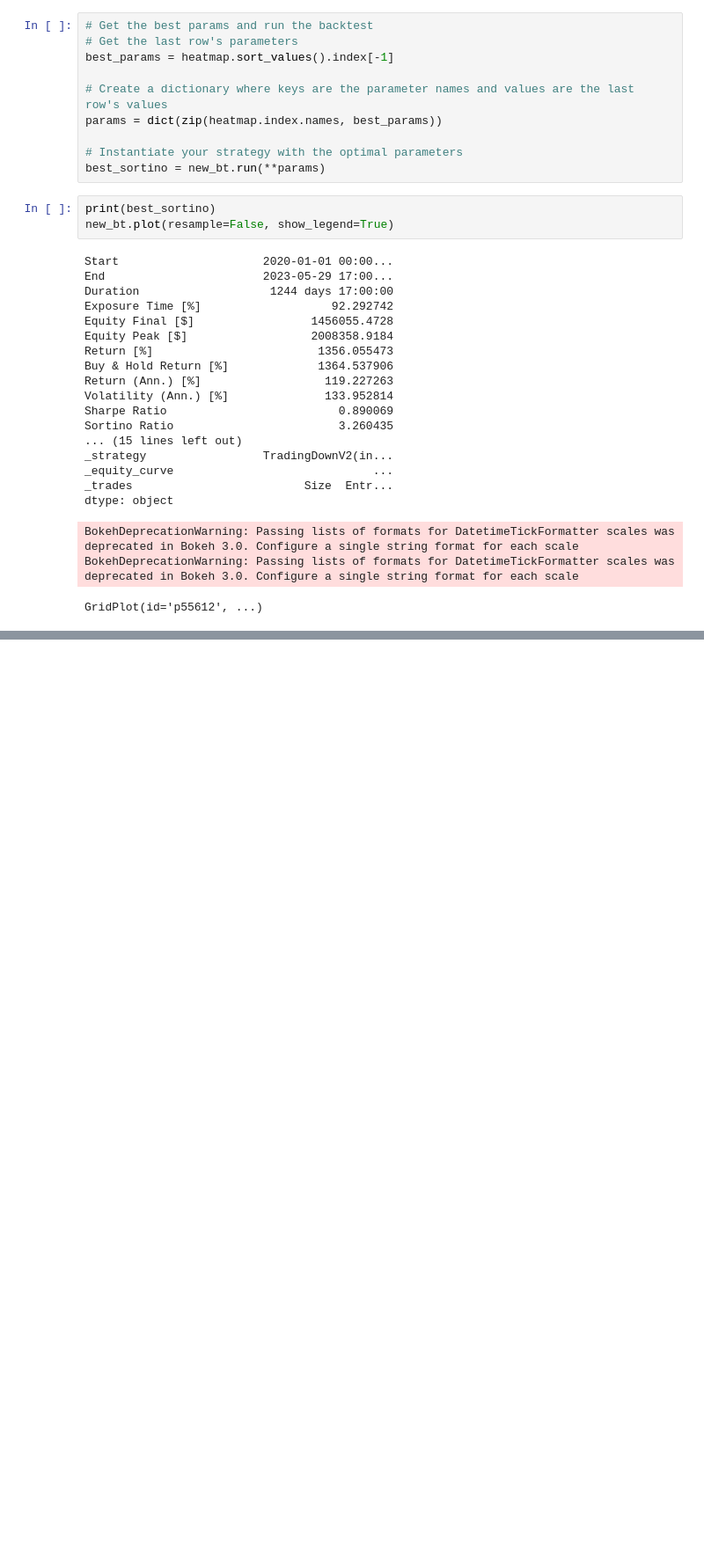
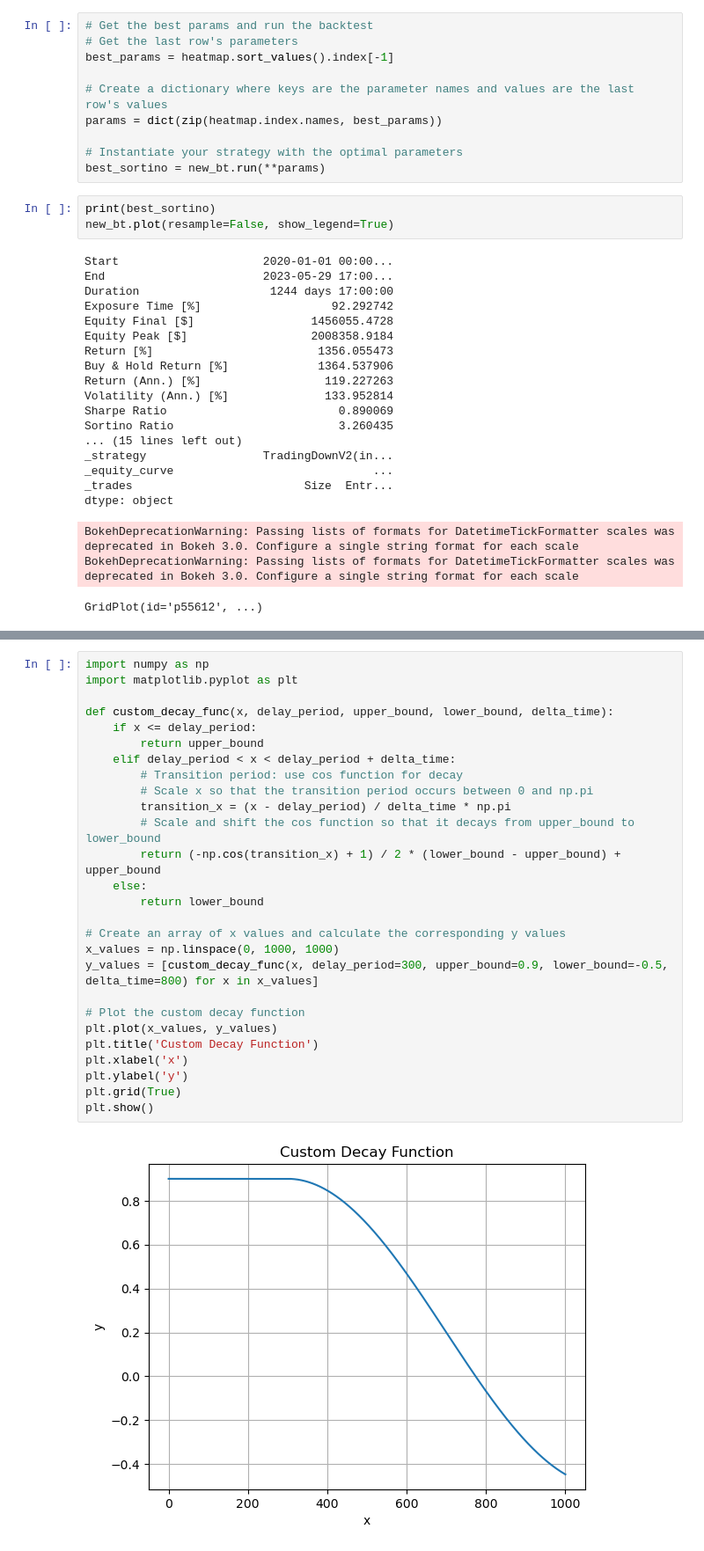
Before and after one commit to eervin123/position-management, a Jupyter notebook: backtesting_exit_strategies.ipynb, the cells around one changed output, grey strips where cells are left out. Shown at 88% size. Saved outputs shown, nothing was run; the diff lists cells and outputs as text; blank space fills up the shorter version.

```diff
--- a/backtesting_exit_strategies.ipynb
+++ b/backtesting_exit_strategies.ipynb
@@ -647,0 +1241,29 @@ GridPlot(id='p55612', ...)
+# %%
+import numpy as np
+import matplotlib.pyplot as plt
+
+def custom_decay_func(x, delay_period, upper_bound, lower_bound, delta_time):
+    if x <= delay_period:
+        return upper_bound
+    elif delay_period < x < delay_period + delta_time:
+        # Transition period: use cos function for decay
+        # Scale x so that the transition period occurs between 0 and np.pi
+        transition_x = (x - delay_period) / delta_time * np.pi
+        # Scale and shift the cos function so that it decays from upper_bound to lower_bound
+        return (-np.cos(transition_x) + 1) / 2 * (lower_bound - upper_bound) + upper_bound
+    else:
+        return lower_bound
+
+# Create an array of x values and calculate the corresponding y values
+x_values = np.linspace(0, 1000, 1000)
+y_values = [custom_decay_func(x, delay_period=300, upper_bound=0.9, lower_bound=-0.5, delta_time=800) for x in x_values]
+
+# Plot the custom decay function
+plt.plot(x_values, y_values)
+plt.title('Custom Decay Function')
+plt.xlabel('x')
+plt.ylabel('y')
+plt.grid(True)
+plt.show()
+# %% [output]
+[figure, added]
```
Also changed, not shown: parts of 24 cells of this notebook, 2 other files.
